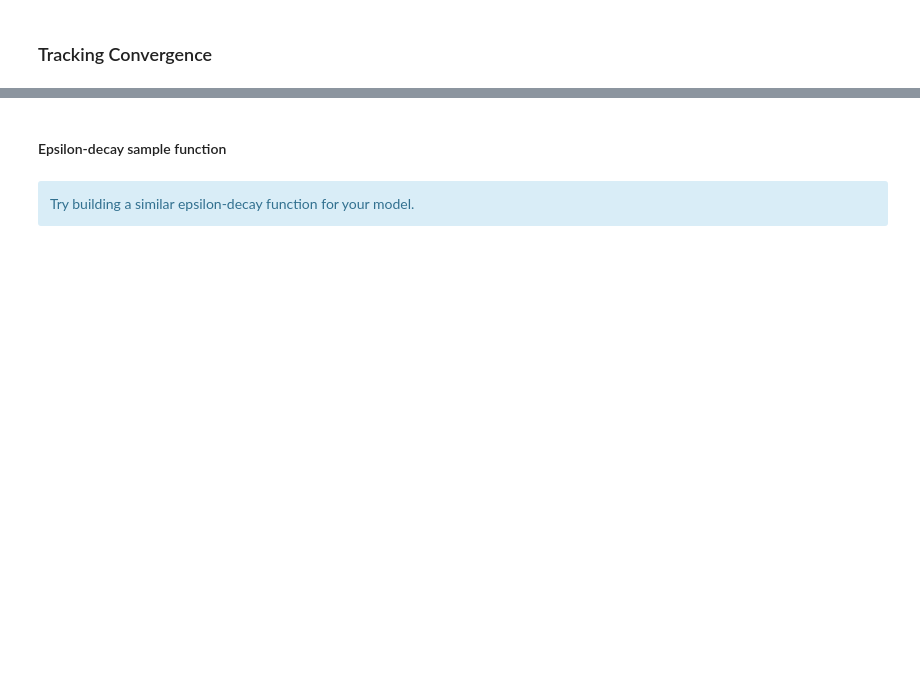
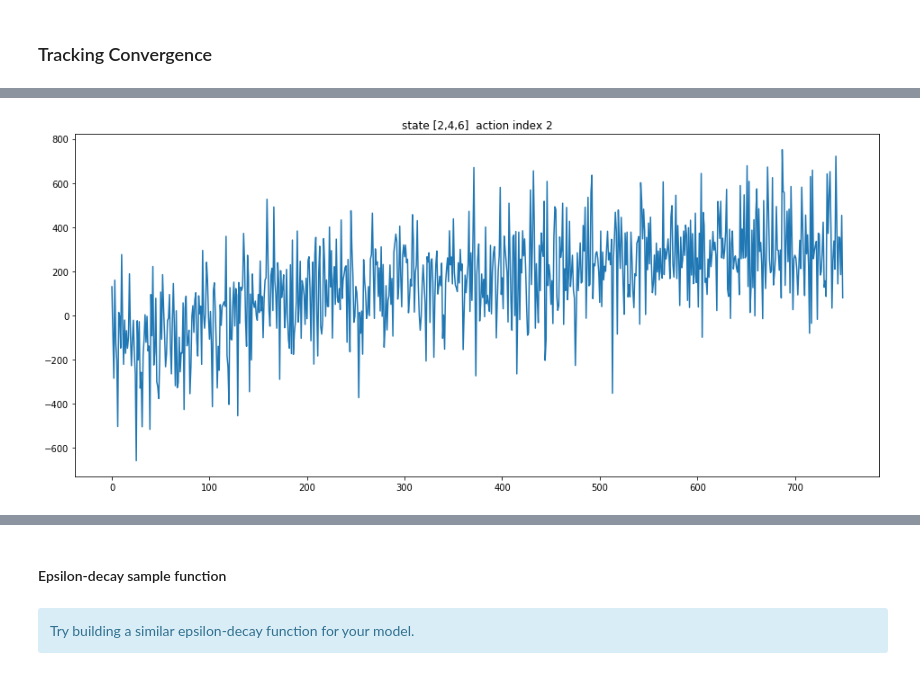
Before and after one commit to aryancodify/cabby_optimisation, a Jupyter notebook: DQN_Agent_Arch1_SS.ipynb, the cells around one changed output, grey strips where cells are left out. Cells and saved outputs as stored; diff of their text form; code cells hidden in the pictures; blank space fills up the shorter version.

```diff
--- a/DQN_Agent_Arch1_SS.ipynb
+++ b/DQN_Agent_Arch1_SS.ipynb
@@ -439,9 +439,13 @@ plt.show()
+# %%
+score_tracked_sample = [score_tracked[i] for i in range(len(score_tracked)) if (i % 4 == 0)]
 # %%
 plt.figure(0, figsize=(16,7))
 #plt.subplot(221)
 plt.title('state [2,4,6]  action index 2')
-xaxis = np.asarray(range(0, len(score_tracked)))
-plt.plot(xaxis,np.asarray(score_tracked))
+xaxis = np.asarray(range(0, len(score_tracked_sample)))
+plt.plot(xaxis,np.asarray(score_tracked_sample))
 plt.show()
+# %% [output]
+[figure, added]
 # %%
 num_hits
```
Also changed, not shown: parts of 20 cells of this notebook.
